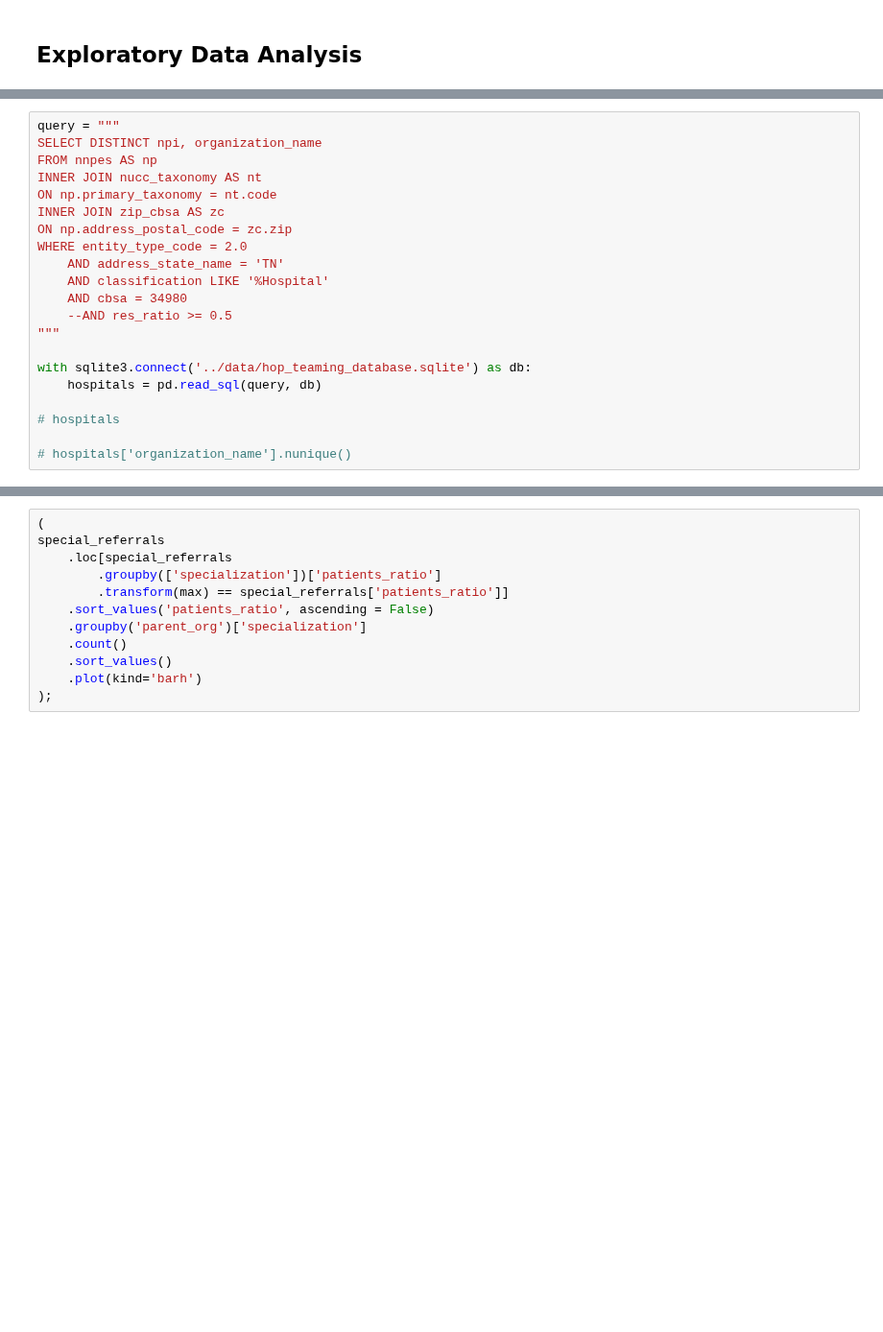
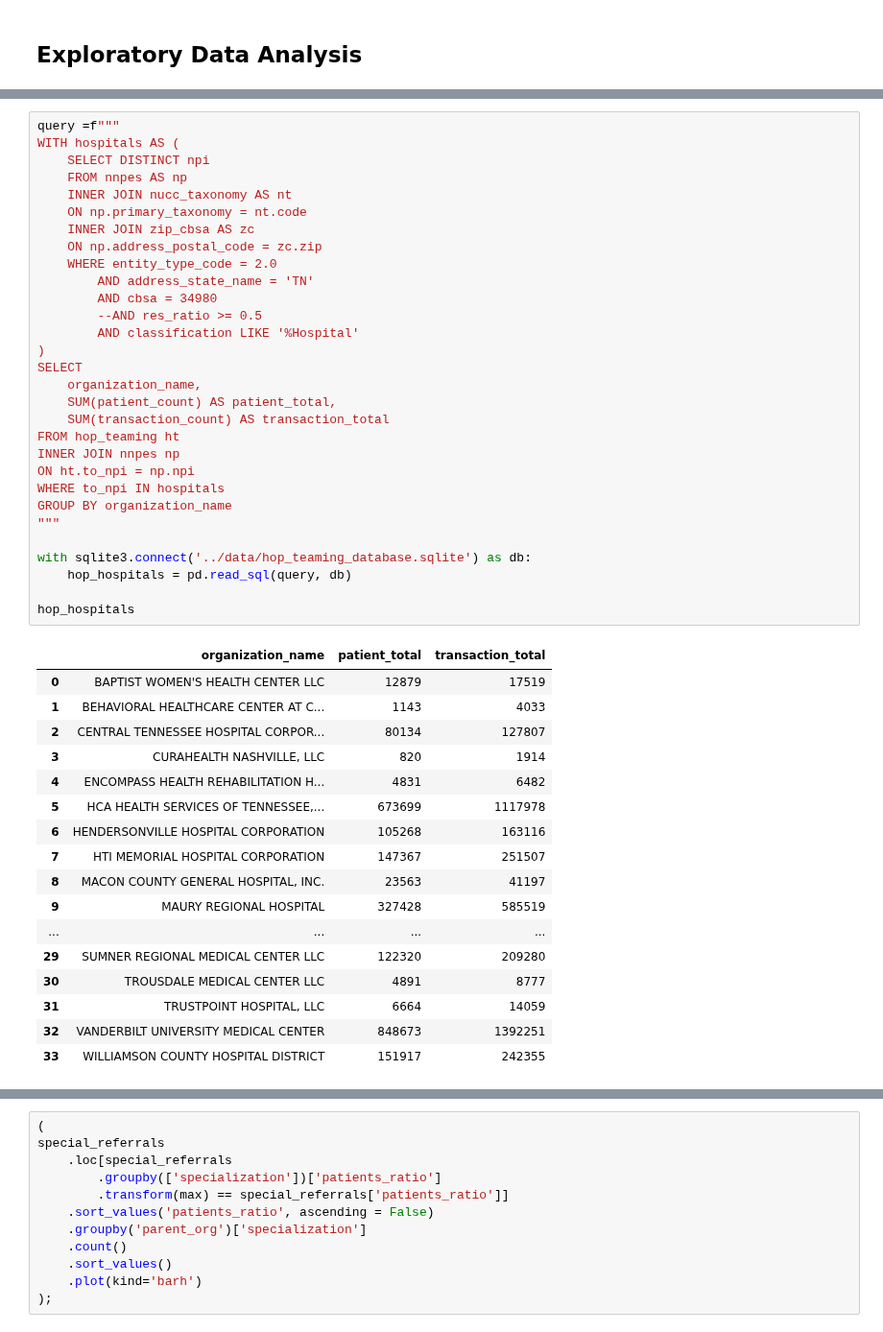
Before and after one commit to tomoumer/hop_team-the-hindenburgs, a Jupyter notebook: notebooks/data_exploration.ipynb, the cells around one changed output, grey strips where cells are left out. Shown at 96% size. Cells and saved outputs as stored; diff of their text form; blank space fills up the shorter version.

```diff
--- a/notebooks/data_exploration.ipynb
+++ b/notebooks/data_exploration.ipynb
@@ -34,21 +38,48 @@ That brings us to 141 total npis
 # %%
-query = """
-SELECT DISTINCT npi, organization_name
-FROM nnpes AS np
-INNER JOIN nucc_taxonomy AS nt
-ON np.primary_taxonomy = nt.code
-INNER JOIN zip_cbsa AS zc
-ON np.address_postal_code = zc.zip
-WHERE entity_type_code = 2.0
-    AND address_state_name = 'TN'
-    AND classification LIKE '%Hospital'
-    AND cbsa = 34980
-    --AND res_ratio >= 0.5
+query =f"""
+WITH hospitals AS (
+    SELECT DISTINCT npi
+    FROM nnpes AS np
+    INNER JOIN nucc_taxonomy AS nt
+    ON np.primary_taxonomy = nt.code
+    INNER JOIN zip_cbsa AS zc
+    ON np.address_postal_code = zc.zip
+    WHERE entity_type_code = 2.0
+        AND address_state_name = 'TN'
+        AND cbsa = 34980
+        --AND res_ratio >= 0.5
+        AND classification LIKE '%Hospital'
+)
+SELECT
+    organization_name,
+    SUM(patient_count) AS patient_total,
+    SUM(transaction_count) AS transaction_total
+FROM hop_teaming ht
+INNER JOIN nnpes np
+ON ht.to_npi = np.npi
+WHERE to_npi IN hospitals
+GROUP BY organization_name
 """
 
 with sqlite3.connect('../data/hop_teaming_database.sqlite') as db:
-    hospitals = pd.read_sql(query, db)
+    hop_hospitals = pd.read_sql(query, db)
 
-# hospitals
-
-# hospitals['organization_name'].nunique()
+hop_hospitals
+# %% [output]
+|  | organization_name | patient_total | transaction_total |
+| 0 | BAPTIST WOMEN'S HEALTH CENTER LLC | 12879 | 17519 |
+| 1 | BEHAVIORAL HEALTHCARE CENTER AT C... | 1143 | 4033 |
+| 2 | CENTRAL TENNESSEE HOSPITAL CORPOR... | 80134 | 127807 |
+| 3 | CURAHEALTH NASHVILLE, LLC | 820 | 1914 |
+| 4 | ENCOMPASS HEALTH REHABILITATION H... | 4831 | 6482 |
+| 5 | HCA HEALTH SERVICES OF TENNESSEE,... | 673699 | 1117978 |
+| 6 | HENDERSONVILLE HOSPITAL CORPORATION | 105268 | 163116 |
+| 7 | HTI MEMORIAL HOSPITAL CORPORATION | 147367 | 251507 |
+| 8 | MACON COUNTY GENERAL HOSPITAL, INC. | 23563 | 41197 |
+| 9 | MAURY REGIONAL HOSPITAL | 327428 | 585519 |
+| ... | ... | ... | ... |
+| 29 | SUMNER REGIONAL MEDICAL CENTER LLC | 122320 | 209280 |
+| 30 | TROUSDALE MEDICAL CENTER LLC | 4891 | 8777 |
+| 31 | TRUSTPOINT HOSPITAL, LLC | 6664 | 14059 |
+| 32 | VANDERBILT UNIVERSITY MEDICAL CENTER | 848673 | 1392251 |
+| 33 | WILLIAMSON COUNTY HOSPITAL DISTRICT | 151917 | 242355 |
```
Also changed, not shown: parts of 64 cells of this notebook.
